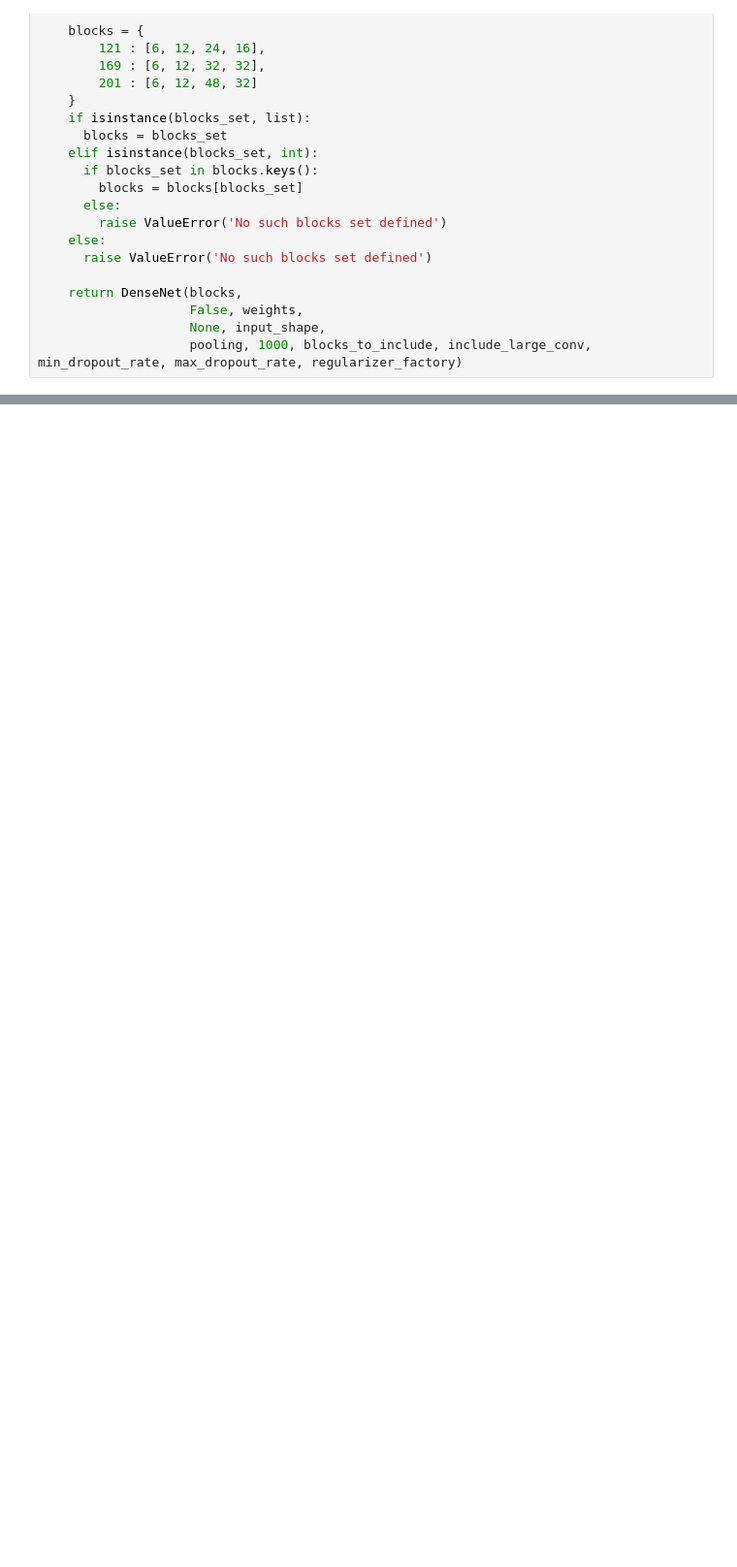
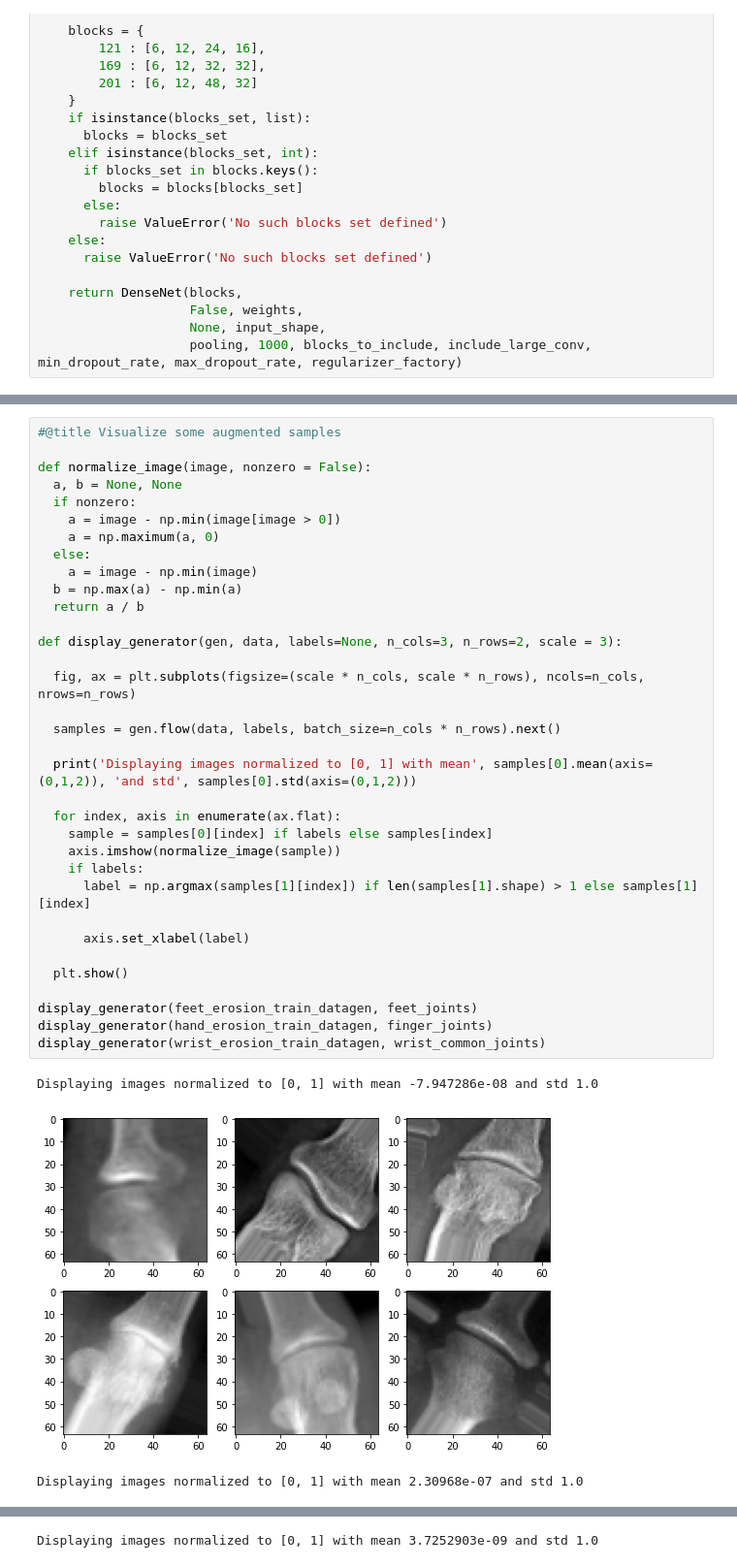
Before and after one commit to vladyorsh/bak, a Jupyter notebook: ra2_evaluators.ipynb, the cells around one changed output, grey strips where cells are left out. Shown at 97% size. Cells and saved outputs as stored; diff of their text form; blank space fills up the shorter version.

```diff
--- a/ra2_evaluators.ipynb
+++ b/ra2_evaluators.ipynb
@@ -1548,0 +1685,38 @@ def get_wrist_erosion_estimator():
+# %%
+#@title Visualize some augmented samples
+
+def normalize_image(image, nonzero = False):
+  a, b = None, None
+  if nonzero:
+    a = image - np.min(image[image > 0])
+    a = np.maximum(a, 0)
+  else:
+    a = image - np.min(image)
+  b = np.max(a) - np.min(a)
+  return a / b
+
+def display_generator(gen, data, labels=None, n_cols=3, n_rows=2, scale = 3):
+
+  fig, ax = plt.subplots(figsize=(scale * n_cols, scale * n_rows), ncols=n_cols, nrows=n_rows)
+
+  samples = gen.flow(data, labels, batch_size=n_cols * n_rows).next()
+
+  print('Displaying images normalized to [0, 1] with mean', samples[0].mean(axis=(0,1,2)), 'and std', samples[0].std(axis=(0,1,2)))
+
+  for index, axis in enumerate(ax.flat):
+    sample = samples[0][index] if labels else samples[index]
+    axis.imshow(normalize_image(sample))
+    if labels:
+      label = np.argmax(samples[1][index]) if len(samples[1].shape) > 1 else samples[1][index]
+
+      axis.set_xlabel(label)
+
+  plt.show()
+
+display_generator(feet_erosion_train_datagen, feet_joints)
+display_generator(hand_erosion_train_datagen, finger_joints)
+display_generator(wrist_erosion_train_datagen, wrist_common_joints)
+# %% [output]
+Displaying images normalized to [0, 1] with mean -7.947286e-08 and std 1.0
+[figure, added]
+Displaying images normalized to [0, 1] with mean 2.30968e-07 and std 1.0
@@ -1548,0 +1724 @@ def get_wrist_erosion_estimator():
+Displaying images normalized to [0, 1] with mean 3.7252903e-09 and std 1.0
```
Also changed, not shown: parts of 9 cells of this notebook.
